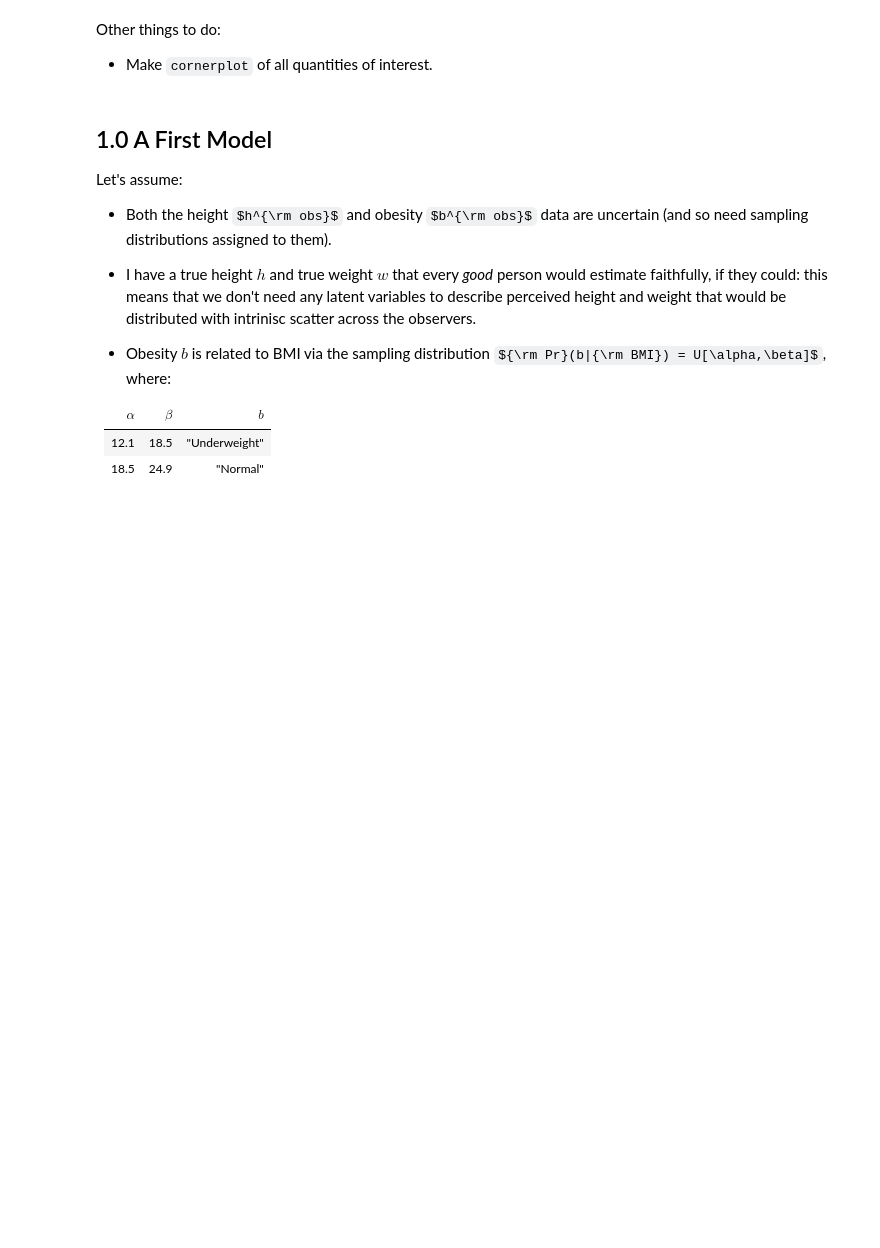
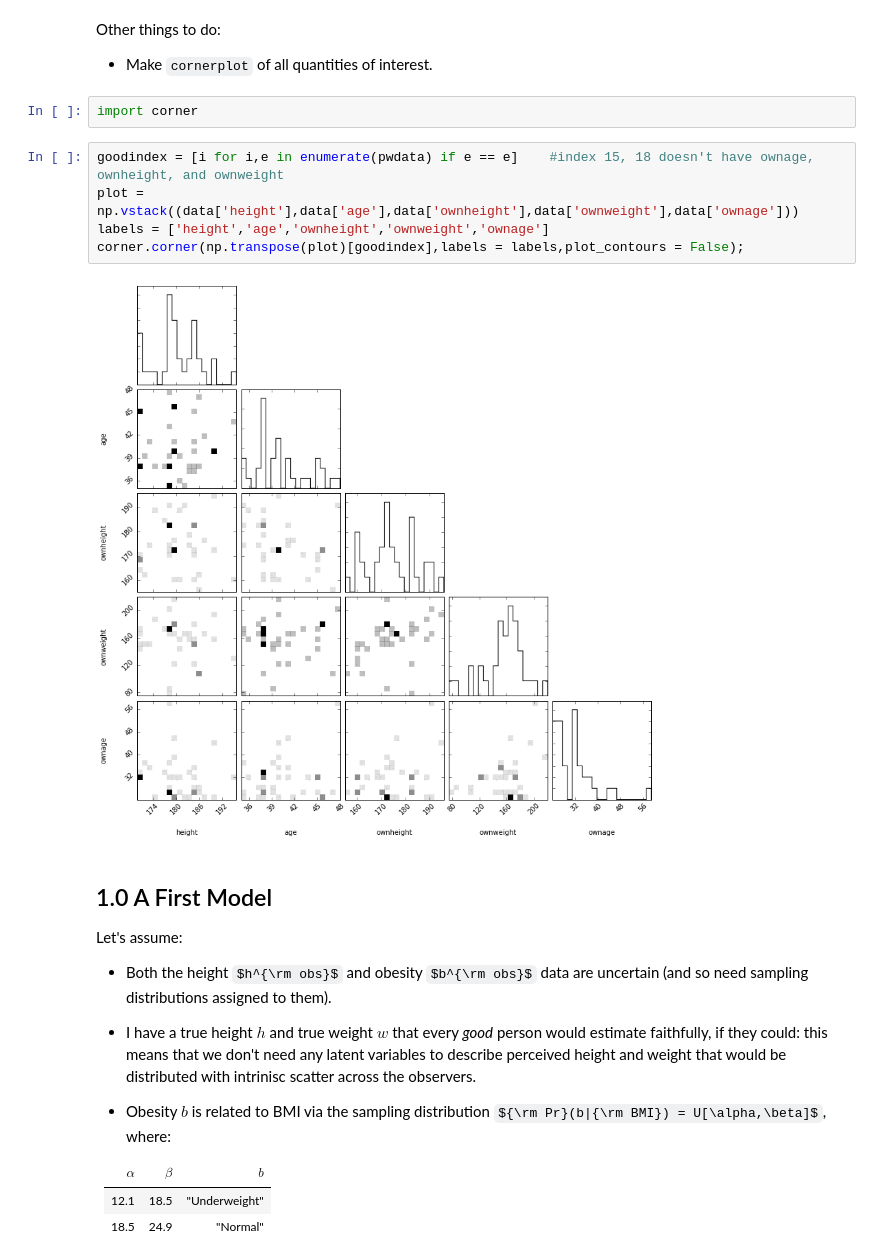
Before and after one commit to hungiyang/Fruitcake, a Jupyter notebook: Fruitcake.ipynb, the cells around one changed output. Saved outputs shown, nothing was run; the diff lists cells and outputs as text; some formulas as TeX source; blank space fills up the shorter version.

```diff
--- a/Fruitcake.ipynb
+++ b/Fruitcake.ipynb
@@ -94,6 +98,15 @@ plt.plot(phdata, pwdata, "k.")
 Other things to do:
 
 * Make `cornerplot` of all quantities of interest.
+# %%
+import corner
+# %%
+goodindex = [i for i,e in enumerate(pwdata) if e == e]    #index 15, 18 doesn't have ownage, ownheight, and ownweight
+plot = np.vstack((data['height'],data['age'],data['ownheight'],data['ownweight'],data['ownage']))
+labels = ['height','age','ownheight','ownweight','ownage']
+corner.corner(np.transpose(plot)[goodindex],labels = labels,plot_contours = False);
+# %% [output]
+[figure, added]
 # %% [markdown]
 ## 1.0 A First Model
 
```
Also changed, not shown: parts of 31 cells of this notebook.
